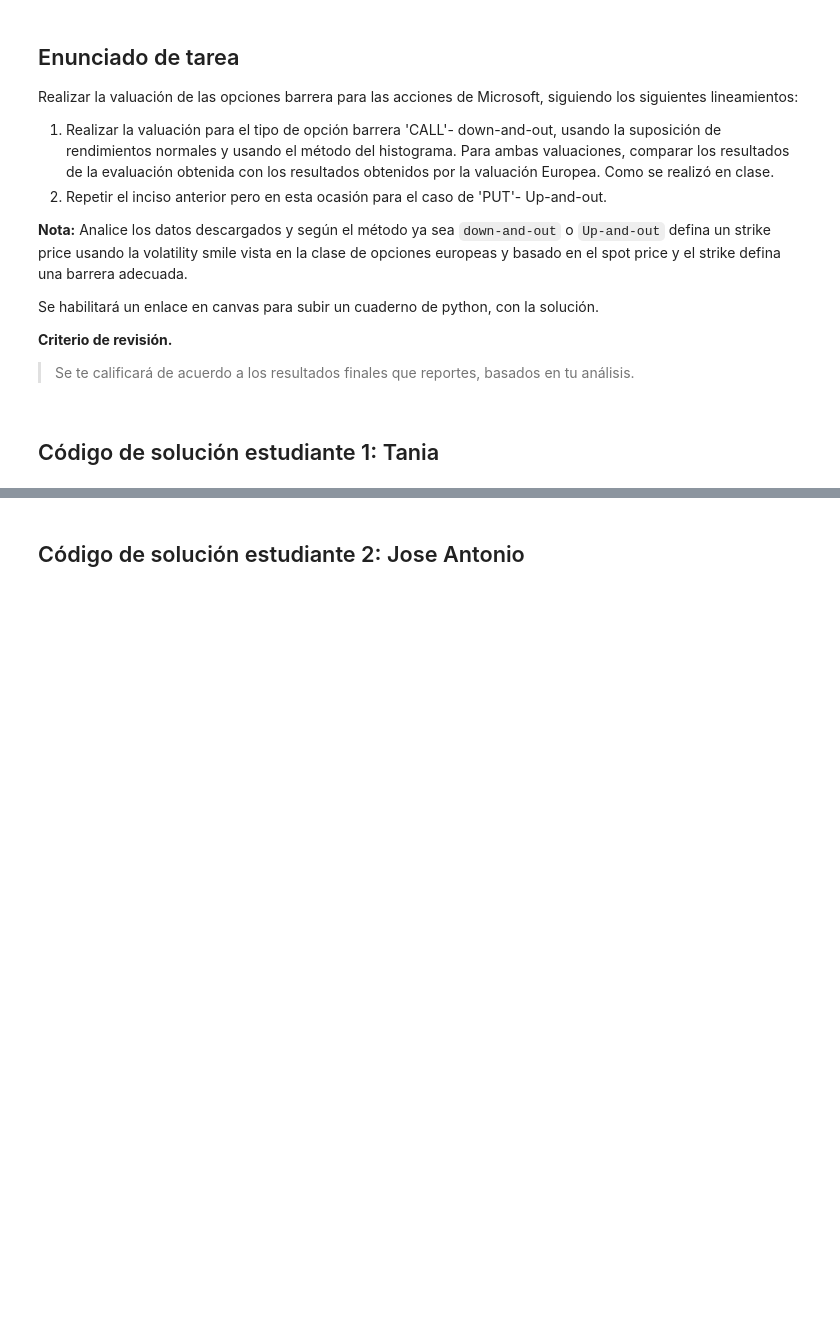
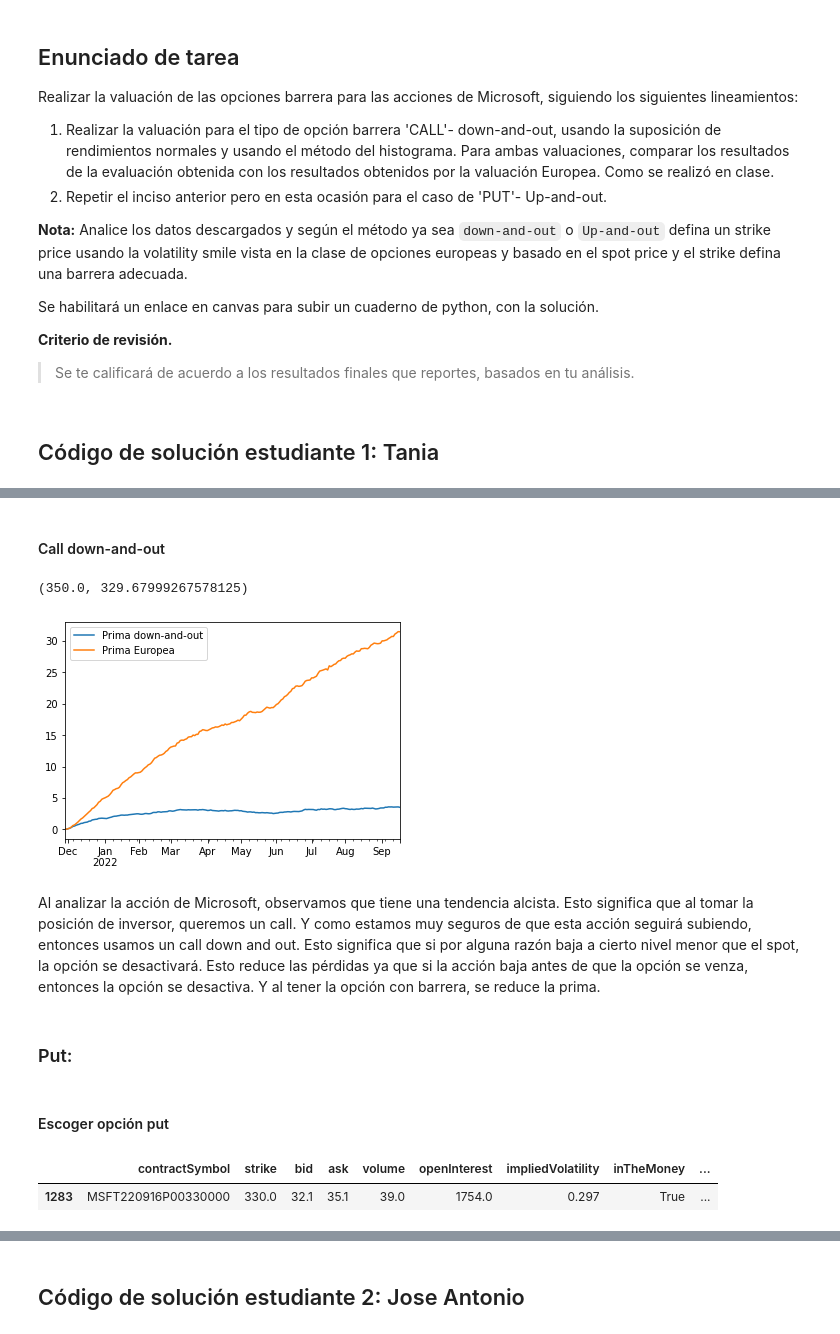
Before and after one commit to SebasGlez2000/Tarea10_TBell_JAContreras_SGonzalez, a Jupyter notebook: Tarea10_TBell_JAContreras_SGonzalez.ipynb, the cells around one changed output, grey strips where cells are left out. Cells and saved outputs as stored; diff of their text form; code cells hidden in the pictures; blank space fills up the shorter version.

```diff
--- a/Tarea10_TBell_JAContreras_SGonzalez.ipynb
+++ b/Tarea10_TBell_JAContreras_SGonzalez.ipynb
@@ -32,0 +319,40 @@ Se habilitará un enlace en canvas para subir un cuaderno de python, con la solu
+# %% [markdown]
+#### Call down-and-out
+# %%
+K = opt_valuar.strike
+S0 = closes_msft['MSFT'].iloc[-1] # no tenemos el underlying price al usar yfinance entonces asumimos el ultimo de
+K, S0
+# %% [output]
+(350.0, 329.67999267578125)
+# %%
+# Definir barrera
+B = 330
+# Crear función indicadora
+I = (sim_closes > B).cumprod(axis=0) > 0
+# Definir strike
+strike = K
+# Calcular la prima de una opción Europea
+call = pd.DataFrame({'Prima Europea':np.exp(-r*ndays)*np.fmax(sim_closes - strike, 0)
+                     .mean(axis=1)},index=dates)
+# Calcular la prima de una opción barrera
+callui = pd.DataFrame({'Prima down-and-out':np.exp(-r*ndays)*(I * np.fmax(sim_closes - strike, 0))
+                       .mean(axis=1)},index=dates)
+# Graficar el resultado de las dos primas previamente valuadas
+ax = callui.plot();
+call.plot(ax=ax);
+# %% [output]
+[figure, added]
+# %% [markdown]
+Al analizar la acción de Microsoft, observamos que tiene una tendencia alcista. Esto significa que al tomar la posición de inversor, queremos un call. Y como estamos muy seguros de que esta acción seguirá subiendo, entonces usamos un call down and out. Esto significa que si por alguna razón baja a cierto nivel menor que el spot, la opción se desactivará. Esto reduce las pérdidas ya que si la acción baja antes de que la opción se venza, entonces la opción se desactiva. Y al tener la opción con barrera, se reduce la prima.
+# %% [markdown]
+### Put:
+# %% [markdown]
+#### Escoger opción put
+# %%
+# opción que quiero evaluar
+K = 330.0 # strike price
+indice_opt = msft_opt.loc[(msft_opt.CALL==False) & (msft_opt.strike==K) & (msft_opt.expirationDate=='2022-09-17 00:00:00')]
+indice_opt
+# %% [output]
+|  | contractSymbol | strike | bid | ask | volume | openInterest | impliedVolatility | inTheMoney | ... |
+| 1283 | MSFT220916P00330000 | 330.0 | 32.1 | 35.1 | 39.0 | 1754.0 | 0.297 | True | ... |
```
Also changed, not shown: parts of 44 cells of this notebook.
